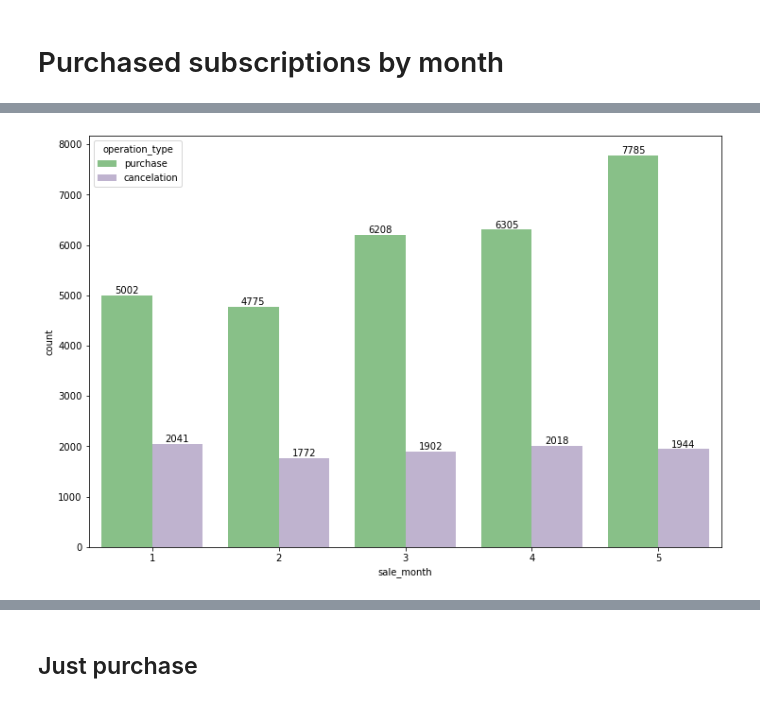
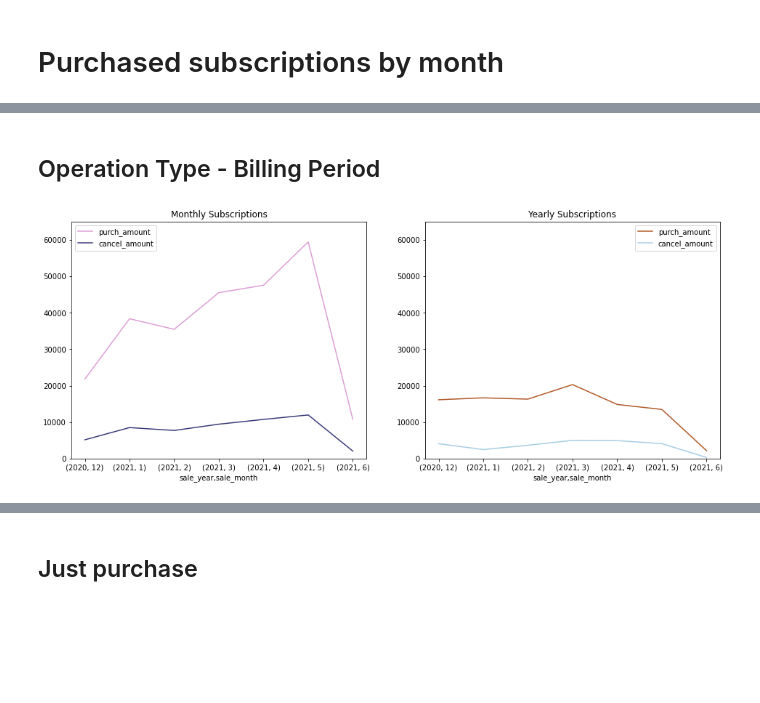
Before and after one commit to aldamepi/BI-web-subscriptions, a Jupyter notebook: testTask_data-amengual-aug22.ipynb, the cells around one changed output, grey strips where cells are left out. Drawn from its saved outputs; the diff is of its cells as text; code cells hidden in the pictures; blank space fills up the shorter version.

```diff
--- a/testTask_data-amengual-aug22.ipynb
+++ b/testTask_data-amengual-aug22.ipynb
@@ -313,0 +377,22 @@ janMay
+# %%
+revenue_b_m = subs[subs.billing_period != 'trial'].pivot_table(#values = 'billing_plan_price',
+                                                               index=['sale_year',
+                                                                      'sale_month',
+                                                                      'billing_period'],
+                                                                      #'license_id',
+                                                                      #'license_name'],
+                                                               columns = 'operation_type',
+                                                               aggfunc= {'license_id':pd.Series.nunique,
+                                                                         'billing_plan_price':['count','sum']},
+                                                               fill_value = 0) #,
+                                                                # margins=True)
+
+revenue_b_m.columns = ['n_cancel', 'n_purch', 'cancel_amount', 'purch_amount', 'cancel_cust', 'purch_cust']
+
+revenue_b_m['freq'] = revenue_b_m.n_purch-revenue_b_m.n_cancel
+revenue_b_m['revenue'] = revenue_b_m.purch_amount-revenue_b_m.cancel_amount
+
+revenue_b_m.reset_index('billing_period', inplace=True)
+#revenue_b_m.set_index('sale_month', inplace=True) # 'billing_period',
+
+revenue_b_m
@@ -350,14 +492,29 @@ plt.show()
-# %%
-f,ax = plt.subplots(1,1,figsize= (12,8))
-
-sns.countplot(x='sale_month', hue='operation_type',data=janMay, palette = 'Accent', ax=ax)
-
-for bars in ax.containers:
-    ax.bar_label(bars, label_type='edge')
-
-    plt.show()
-# %% [output]
-[figure, removed]
+# %% [markdown]
+## Operation Type - Billing Period
+# %%
+f,ax = plt.subplots(1,2,figsize= (16,6))
+
+# revenue_b_m[['cancel_amount', 'purch_amount']][revenue_b_m.billing_period == 'month'].plot(ax=ax,
+#                                                                                           legend = 'reverse')
+
+revenue_b_m[revenue_b_m.billing_period == 'month'].plot(y = ['cancel_amount', 'purch_amount'],
+                                                        ax=ax[0],
+                                                        legend = 'reverse',
+                                                        colormap = 'tab20b',
+                                                        ylim = (0,65000),
+                                                        title = 'Monthly Subscriptions')
+
+revenue_b_m[['cancel_amount', 'purch_amount']][revenue_b_m.billing_period == 'year'].plot(ax=ax[1],
+                                                                                          legend = 'reverse',
+                                                                                          colormap = 'Paired',
+                                                                                          ylim = (0,65000),
+                                                                                          title = 'Yearly Subscriptions')
+
+# ax[1].set_yticklabels([None])
+
+plt.show()
+# %% [output]
+[figure, added]
 # %%
 janMay.groupby(['sale_month', 'operation_type']).agg({'billing_plan_price':'count'}).T
 # %% [output]
```
Also changed, not shown: parts of 17 cells of this notebook.
